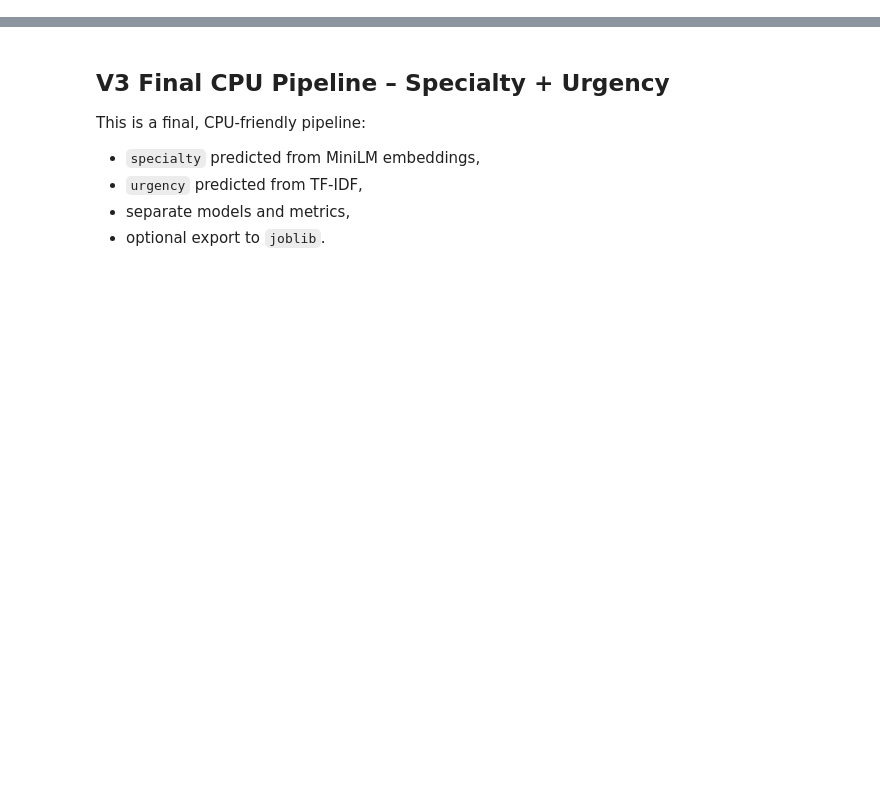
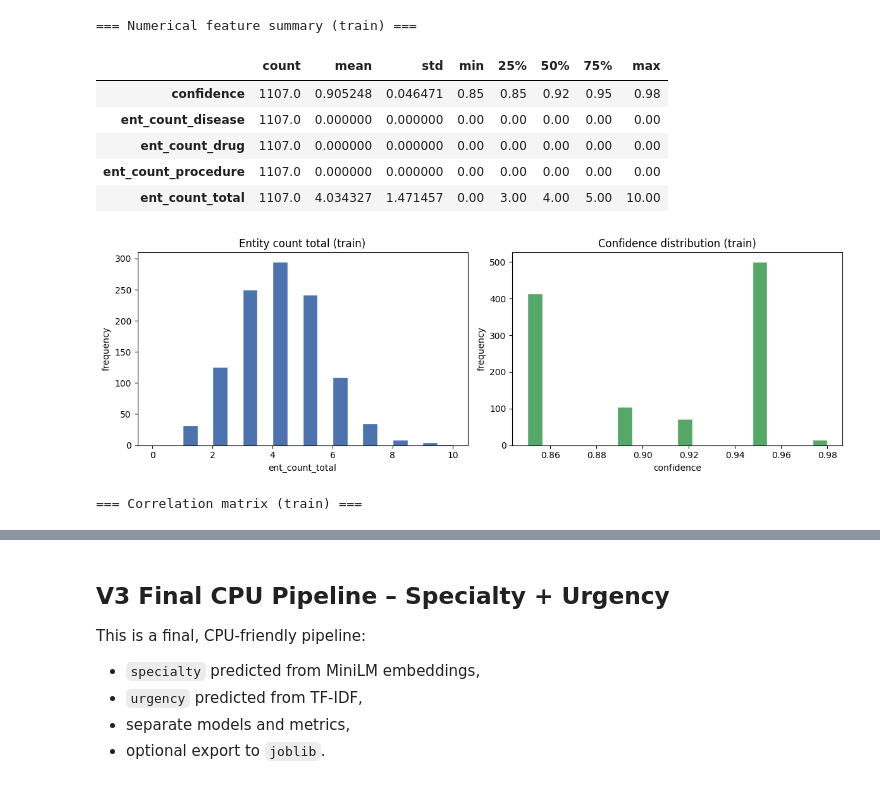
Before and after one commit to wiktorwroz/Medical-Symptom-Triage-Conversational, a Jupyter notebook: Medical_Symptom_Triage_Conversational.ipynb, the cells around one changed output, grey strips where cells are left out. Cells and saved outputs as stored; diff of their text form; code cells hidden in the pictures; blank space fills up the shorter version.

```diff
--- a/Medical_Symptom_Triage_Conversational.ipynb
+++ b/Medical_Symptom_Triage_Conversational.ipynb
@@ -21,0 +24,16 @@ Urgency is more stable for direct decisioning, while specialty prediction is bes
+# %%
+# 2) Load dataset from Hugging Face
+from datasets import load_dataset
+
+DATASET_ID = "sweatSmile/medical-symptom-triage-conversational"
+
+try:
+    ds = load_dataset(DATASET_ID)
+    print("Dataset loaded successfully:", DATASET_ID)
+except Exception as e:
+    print("Dataset could not be loaded directly.")
+    print("If it is gated/private, run in terminal: huggingface-cli login")
+    raise
+
+print(ds)
+print("Splits:", list(ds.keys()))
@@ -21,0 +657,48 @@ Urgency is more stable for direct decisioning, while specialty prediction is bes
+# %%
+# 16) Numerical feature exploration: entity counts, histograms, correlations
+import matplotlib.pyplot as plt
+
+num_cols = [
+    "confidence",
+    "ent_count_disease",
+    "ent_count_drug",
+    "ent_count_procedure",
+    "ent_count_total",
+]
+
+print("=== Numerical feature summary (train) ===")
+display(train_df[num_cols].describe().T)
+
+# Histogram preview
+fig, axes = plt.subplots(1, 2, figsize=(12, 4))
+axes[0].hist(train_df["ent_count_total"], bins=20, color="#4C72B0", edgecolor="white")
+axes[0].set_title("Entity count total (train)")
+axes[0].set_xlabel("ent_count_total")
+axes[0].set_ylabel("frequency")
+
+axes[1].hist(train_df["confidence"], bins=20, color="#55A868", edgecolor="white")
+axes[1].set_title("Confidence distribution (train)")
+axes[1].set_xlabel("confidence")
+axes[1].set_ylabel("frequency")
+
+plt.tight_layout()
+plt.show()
+
+# Correlation with urgency encoded ordinally for quick feasibility signal
+urgency_order = {"Routine": 0, "Observation": 1, "Urgent": 2, "Emergency": 3}
+train_tmp = train_df.copy()
+train_tmp["urgency_num"] = train_tmp["urgency"].map(urgency_order)
+
+corr_cols = ["urgency_num"] + num_cols
+print("\n=== Correlation matrix (train) ===")
+display(train_tmp[corr_cols].corr(numeric_only=True))
+# %% [output]
+=== Numerical feature summary (train) ===
+|  | count | mean | std | min | 25% | 50% | 75% | max |
+| confidence | 1107.0 | 0.905248 | 0.046471 | 0.85 | 0.85 | 0.92 | 0.95 | 0.98 |
+| ent_count_disease | 1107.0 | 0.000000 | 0.000000 | 0.00 | 0.00 | 0.00 | 0.00 | 0.00 |
+| ent_count_drug | 1107.0 | 0.000000 | 0.000000 | 0.00 | 0.00 | 0.00 | 0.00 | 0.00 |
+| ent_count_procedure | 1107.0 | 0.000000 | 0.000000 | 0.00 | 0.00 | 0.00 | 0.00 | 0.00 |
+| ent_count_total | 1107.0 | 4.034327 | 1.471457 | 0.00 | 3.00 | 4.00 | 5.00 | 10.00 |
+[figure, added]
+=== Correlation matrix (train) ===
```
Also changed, not shown: parts of 59 cells of this notebook, 1 other file.
